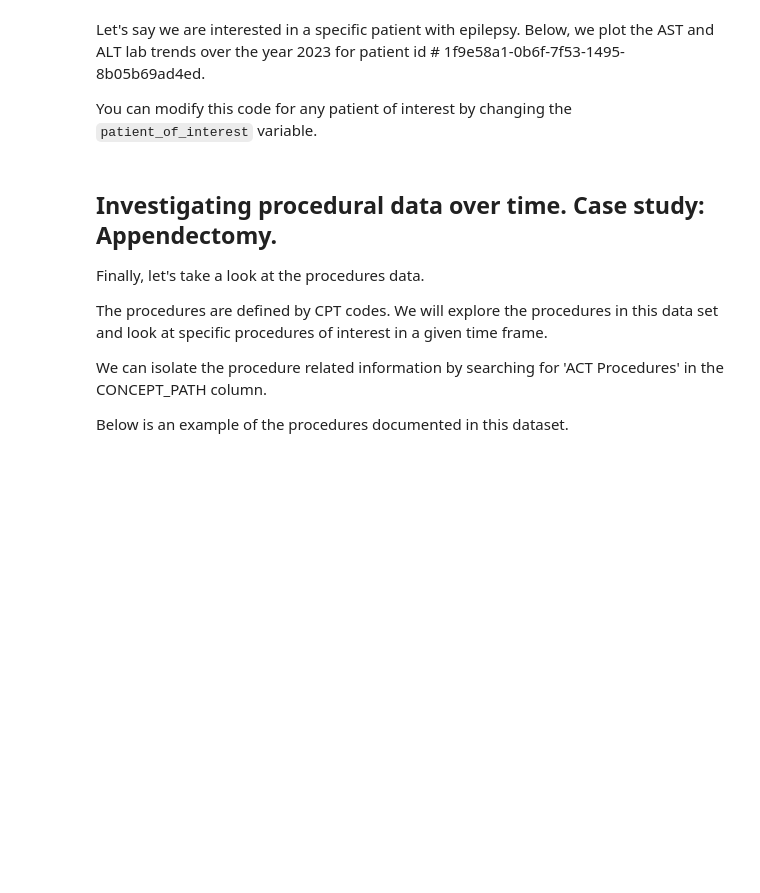
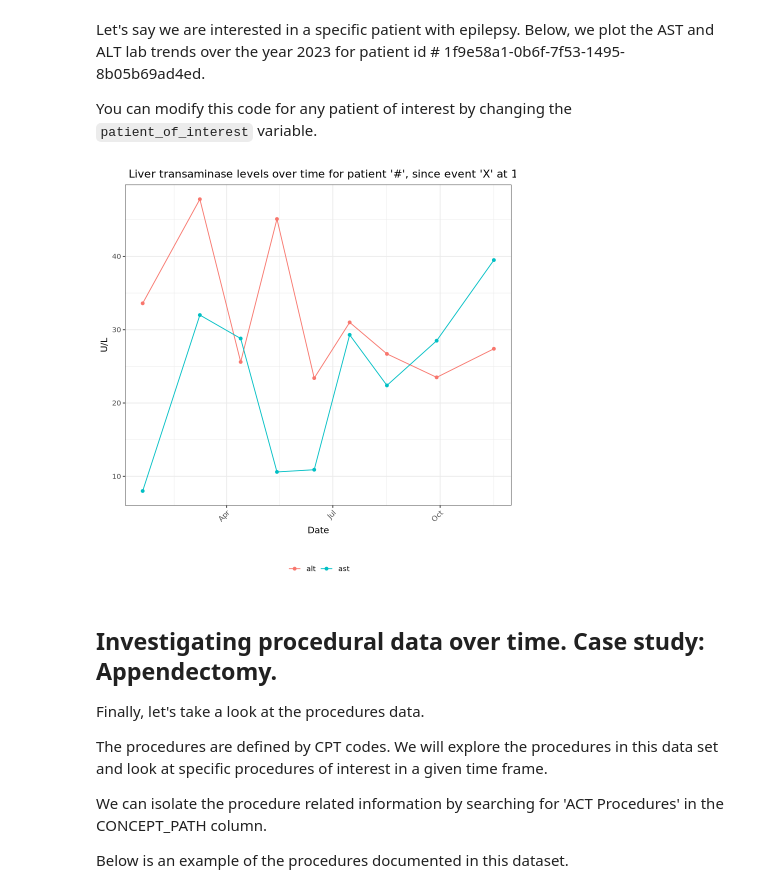
Before and after one commit to hms-dbmi/Access-to-Data-and-Compute-using-Service-Workbench, a Jupyter notebook: Investigating EHR data from PIC-SURE - R.ipynb, the cells around one changed output. Cells and saved outputs as stored; diff of their text form; code cells hidden in the pictures; blank space fills up the shorter version.

```diff
--- a/Investigating EHR data from PIC-SURE - R.ipynb
+++ b/Investigating EHR data from PIC-SURE - R.ipynb
@@ -27,4 +43,4 @@ library(lubridate)
 The following code downloads the dataset. <span style="color:red">Edit the loading code below once the dataset is hosted on S3</span>.
 # %%
 #loading the dataset:
-data = read_csv('../../Downloads/synthea_10k_picsure_format.csv')
+data = read_csv('../studies/synthea_10k_picsure_format.csv')
@@ -452,25 +645,27 @@ Below, we plot the AST and ALT lab trends over the year 2023 for patient id # 1f
 
 You can modify this code for any patient of interest by changing the `patient_of_interest` variable.
 # %%
-patient_of_interest <- "03c3d97e-febe-7038-bcb7-961fc962ecba"
+patient_of_interest <- "1f9e58a1-0b6f-7f53-1495-8b05b69ad4ed"
 
 #filtering for the specific patient's AST and ALT levels over time using the 2023 alt/ast dataframe we previously created:
 
 patient_group<- alt_ast %>%
   filter(grepl(patient_of_interest, PATIENT_NUM))
 
 ### creating a plot showing the results over time:
 
 ggplot(data = patient_group) +
   geom_line( aes(x = TIMESTAMP, y = value, color = lab_test)) +
   geom_point( aes(x = TIMESTAMP, y = value, color = lab_test)) +
   theme_bw() +
   theme(
     legend.position = "bottom",
     axis.text.x = element_text(angle = 45, hjust = 1)
   )+
     labs(x = "Date", y = "U/L", title = " Liver transaminase levels over time for patient '#', since event 'X' at 1.1.2023", color =" ")+
   guides(color = guide_legend(nrow = 1, title.position = "top", title.hjust = 0.5))
+# %% [output]
+[figure, added]
 # %% [markdown]
 ## Investigating procedural data over time. Case study: Appendectomy.
 
```
Also changed, not shown: parts of 23 cells of this notebook.
